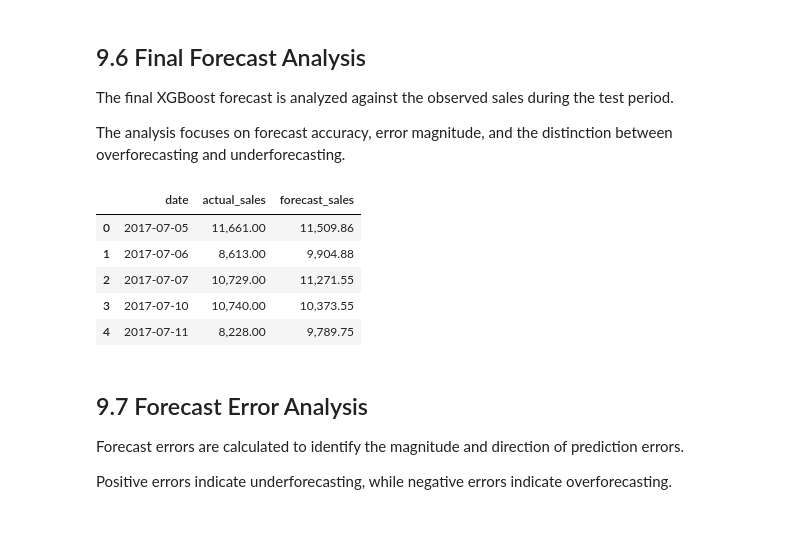
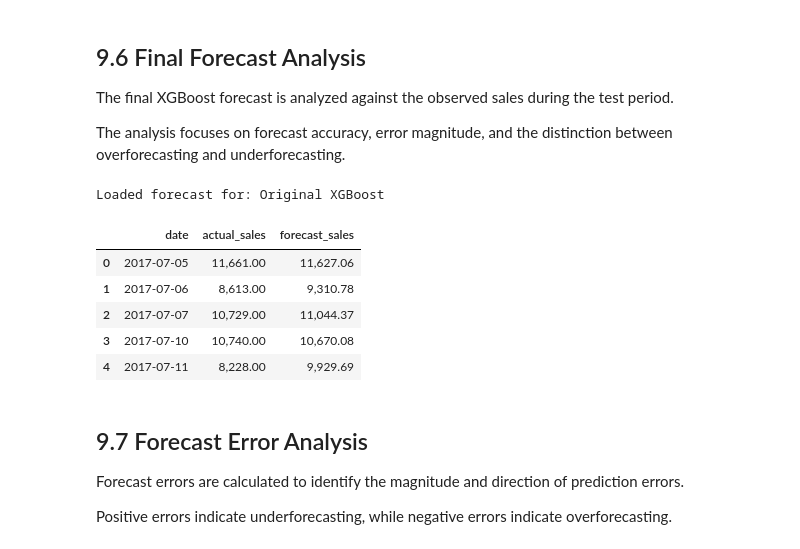
Before and after one commit to SamadhiGamagedara-sg/Retail-Demand-Forecasting, a Jupyter notebook: 09_Final_Forecasting.ipynb, the cells around one changed output. Saved outputs shown, nothing was run; the diff lists cells and outputs as text; code cells hidden in the pictures.

Commit message:
fix: correct model comparison in notebooks 09 and 10

```diff
--- a/09_Final_Forecasting.ipynb
+++ b/09_Final_Forecasting.ipynb
@@ -217,22 +204,31 @@ The final XGBoost forecast is analyzed against the observed sales during the tes
 
 The analysis focuses on forecast accuracy, error magnitude, and the distinction between overforecasting and underforecasting.
 # %%
-final_forecast = pd.read_csv(
-    f"{OUTPUT_PATH}/final_xgboost_forecast.csv"
-)
+FORECAST_FILES = {
+    # model name: (file, name of the forecast column in that file)
+    "Original XGBoost": ("xgboost_forecast.csv", "xgboost_forecast"),
+    "Tuned XGBoost":    ("final_xgboost_forecast.csv", "forecast_sales"),
+}
 
-final_forecast["date"] = pd.to_datetime(
-    final_forecast["date"]
-)
+if final_model not in FORECAST_FILES:
+    raise ValueError(f"No saved forecast file configured for: {final_model}")
 
+file_name, forecast_col = FORECAST_FILES[final_model]
+
+final_forecast = pd.read_csv(f"{OUTPUT_PATH}/{file_name}")
+final_forecast = final_forecast.rename(columns={forecast_col: "forecast_sales"})
+final_forecast["date"] = pd.to_datetime(final_forecast["date"])
+
+print(f"Loaded forecast for: {final_model}")
 final_forecast.head()
 # %% [output]
+Loaded forecast for: Original XGBoost
 |  | date | actual_sales | forecast_sales |
-| 0 | 2017-07-05 | 11,661.00 | 11,509.86 |
-| 1 | 2017-07-06 | 8,613.00 | 9,904.88 |
-| 2 | 2017-07-07 | 10,729.00 | 11,271.55 |
-| 3 | 2017-07-10 | 10,740.00 | 10,373.55 |
-| 4 | 2017-07-11 | 8,228.00 | 9,789.75 |
+| 0 | 2017-07-05 | 11,661.00 | 11,627.06 |
+| 1 | 2017-07-06 | 8,613.00 | 9,310.78 |
+| 2 | 2017-07-07 | 10,729.00 | 11,044.37 |
+| 3 | 2017-07-10 | 10,740.00 | 10,670.08 |
+| 4 | 2017-07-11 | 8,228.00 | 9,929.69 |
 # %% [markdown]
 ## 9.7 Forecast Error Analysis
 
```
Also changed, not shown: parts of 13 cells of this notebook.
